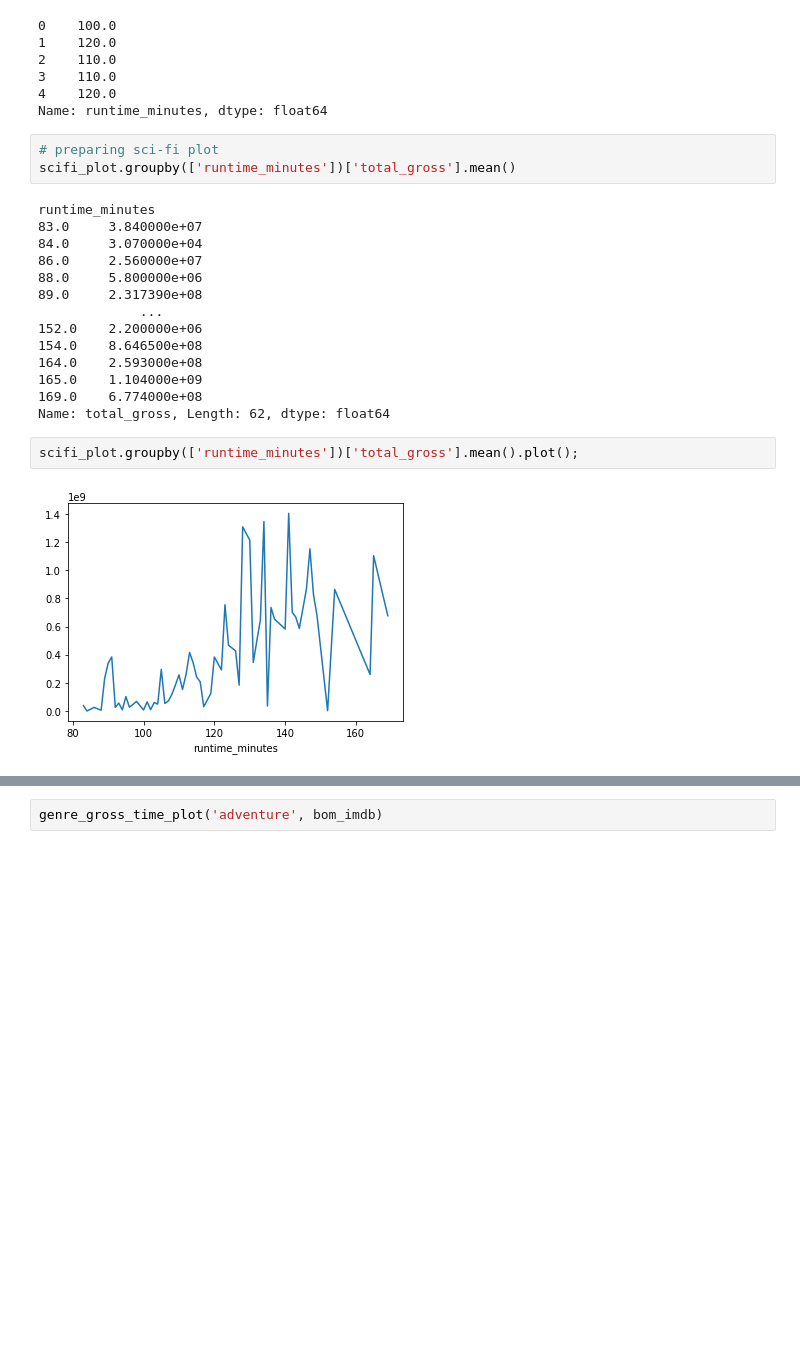
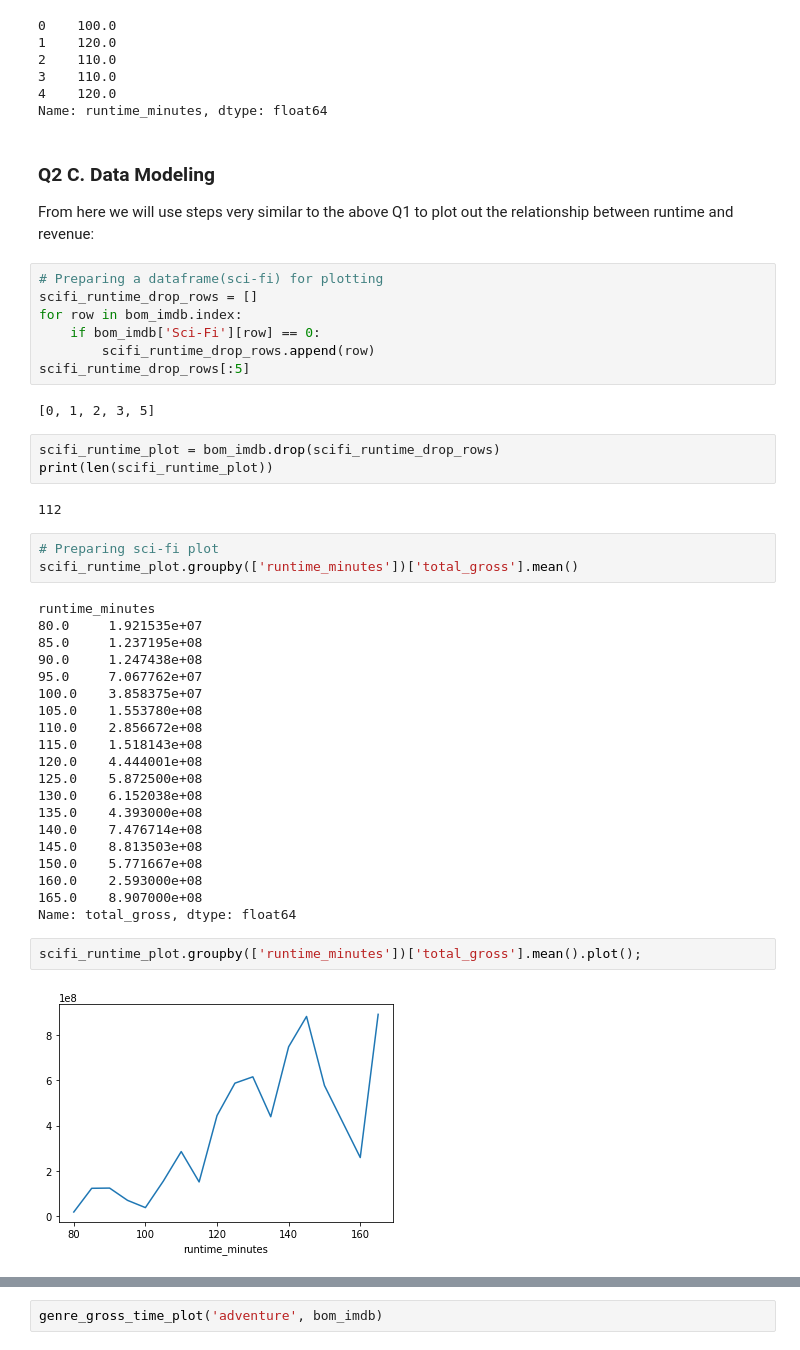
Before and after one commit to danielhlee4/MovieDataAnalysis, a Jupyter notebook: Analysis.ipynb, the cells around one changed output, grey strips where cells are left out. Drawn from its saved outputs; the diff is of its cells as text; blank space fills up the shorter version.

```diff
--- a/Analysis.ipynb
+++ b/Analysis.ipynb
@@ -785,25 +836,48 @@ bom_imdb['runtime_minutes'].head()
 3    110.0
 4    120.0
 Name: runtime_minutes, dtype: float64
+# %% [markdown]
+### Q2 C. Data Modeling
+From here we will use steps very similar to the above Q1 to plot out the relationship between runtime and revenue:
+# %%
+# Preparing a dataframe(sci-fi) for plotting
+scifi_runtime_drop_rows = []
+for row in bom_imdb.index:
+    if bom_imdb['Sci-Fi'][row] == 0:
+        scifi_runtime_drop_rows.append(row)
+scifi_runtime_drop_rows[:5]
+# %% [output]
+[0, 1, 2, 3, 5]
+# %%
+scifi_runtime_plot = bom_imdb.drop(scifi_runtime_drop_rows)
+print(len(scifi_runtime_plot))
+# %% [output]
+112
 # %%
-# preparing sci-fi plot
-scifi_plot.groupby(['runtime_minutes'])['total_gross'].mean()
+# Preparing sci-fi plot
+scifi_runtime_plot.groupby(['runtime_minutes'])['total_gross'].mean()
 # %% [output]
 runtime_minutes
-83.0     3.840000e+07
-84.0     3.070000e+04
-86.0     2.560000e+07
-88.0     5.800000e+06
-89.0     2.317390e+08
-             ...
-152.0    2.200000e+06
-154.0    8.646500e+08
-164.0    2.593000e+08
-165.0    1.104000e+09
-169.0    6.774000e+08
-Name: total_gross, Length: 62, dtype: float64
+80.0     1.921535e+07
+85.0     1.237195e+08
+90.0     1.247438e+08
+95.0     7.067762e+07
+100.0    3.858375e+07
+105.0    1.553780e+08
+110.0    2.856672e+08
+115.0    1.518143e+08
+120.0    4.444001e+08
+125.0    5.872500e+08
+130.0    6.152038e+08
+135.0    4.393000e+08
+140.0    7.476714e+08
+145.0    8.813503e+08
+150.0    5.771667e+08
+160.0    2.593000e+08
+165.0    8.907000e+08
+Name: total_gross, dtype: float64
 # %%
-scifi_plot.groupby(['runtime_minutes'])['total_gross'].mean().plot();
+scifi_runtime_plot.groupby(['runtime_minutes'])['total_gross'].mean().plot();
 # %% [output]
-[figure, old version]
+[figure, new version]
 # %%
```
Also changed, not shown: parts of 87 cells of this notebook.
